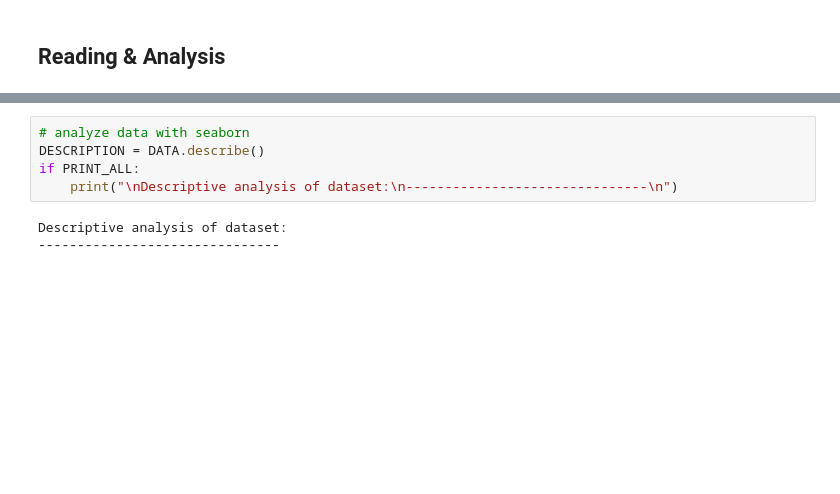
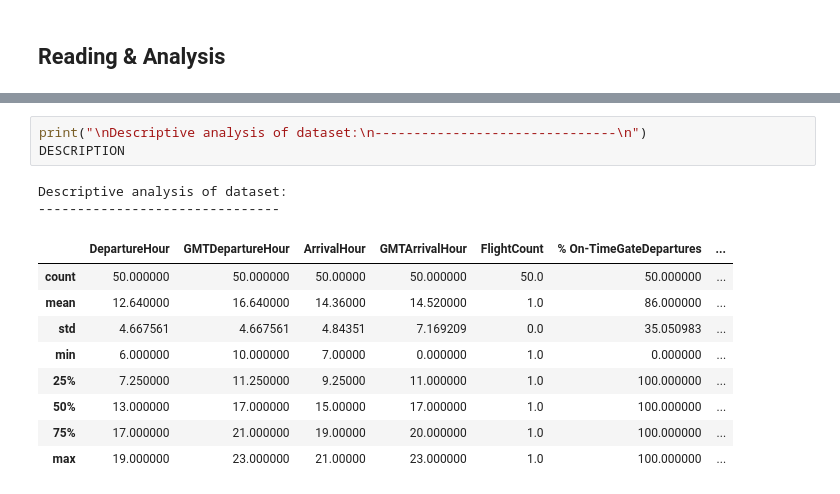
Before and after one commit to kconfeiteiro/coursework, a Jupyter notebook: Fall 2023/DS 440/Homework/HW 4/Cascio_and_Confeiteiro_ERAU_DS440_Assignment_3.ipynb, the cells around one changed output, grey strips where cells are left out. Drawn from its saved outputs; the diff is of its cells as text; blank space fills up the shorter version.

```diff
--- a/Fall 2023/DS 440/Homework/HW 4/Cascio_and_Confeiteiro_ERAU_DS440_Assignment_3.ipynb
+++ b/Fall 2023/DS 440/Homework/HW 4/Cascio_and_Confeiteiro_ERAU_DS440_Assignment_3.ipynb
@@ -65,8 +75,15 @@ Data columns:  Index(['Departure', 'Arrival', 'Date', 'DepartureHour', 'GMTDepar
 # %%
-# analyze data with seaborn
-DESCRIPTION = DATA.describe()
-if PRINT_ALL:
-    print("\nDescriptive analysis of dataset:\n-------------------------------\n")
+print("\nDescriptive analysis of dataset:\n-------------------------------\n")
+DESCRIPTION
 # %% [output]
 Descriptive analysis of dataset:
 -------------------------------
+|  | DepartureHour | GMTDepartureHour | ArrivalHour | GMTArrivalHour | FlightCount | % On-TimeGateDepartures | ... |
+| count | 50.000000 | 50.000000 | 50.00000 | 50.000000 | 50.0 | 50.000000 | ... |
+| mean | 12.640000 | 16.640000 | 14.36000 | 14.520000 | 1.0 | 86.000000 | ... |
+| std | 4.667561 | 4.667561 | 4.84351 | 7.169209 | 0.0 | 35.050983 | ... |
+| min | 6.000000 | 10.000000 | 7.00000 | 0.000000 | 1.0 | 0.000000 | ... |
+| 25% | 7.250000 | 11.250000 | 9.25000 | 11.000000 | 1.0 | 100.000000 | ... |
+| 50% | 13.000000 | 17.000000 | 15.00000 | 17.000000 | 1.0 | 100.000000 | ... |
+| 75% | 17.000000 | 21.000000 | 19.00000 | 20.000000 | 1.0 | 100.000000 | ... |
+| max | 19.000000 | 23.000000 | 21.00000 | 23.000000 | 1.0 | 100.000000 | ... |
```
Also changed, not shown: parts of 4 cells of this notebook, 3 other files.
